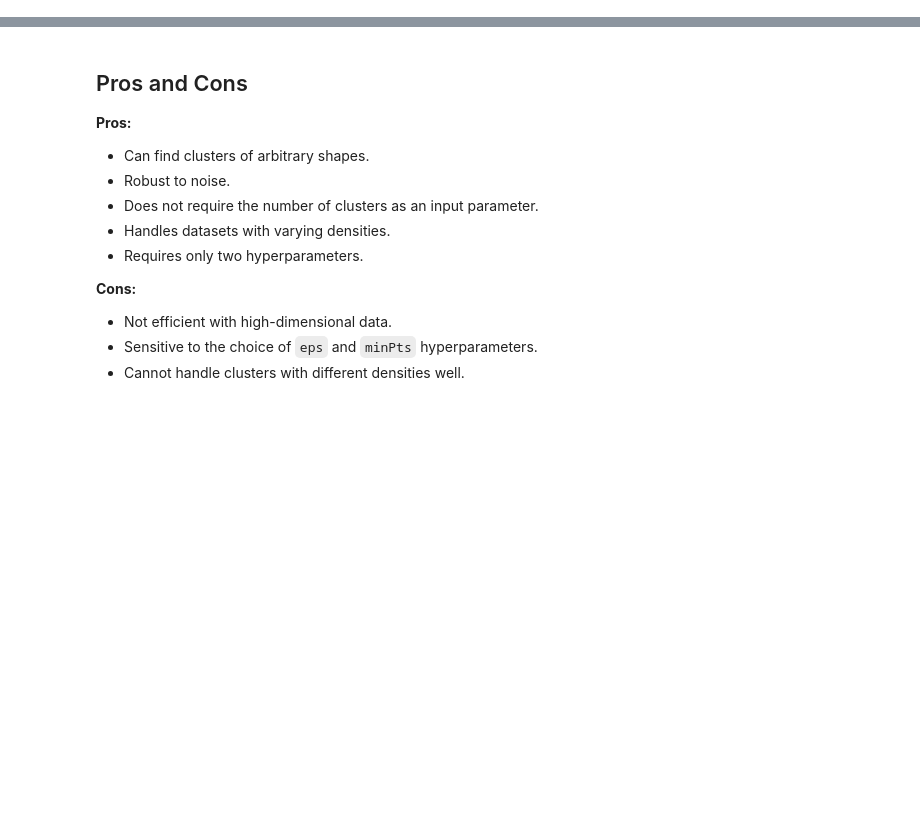
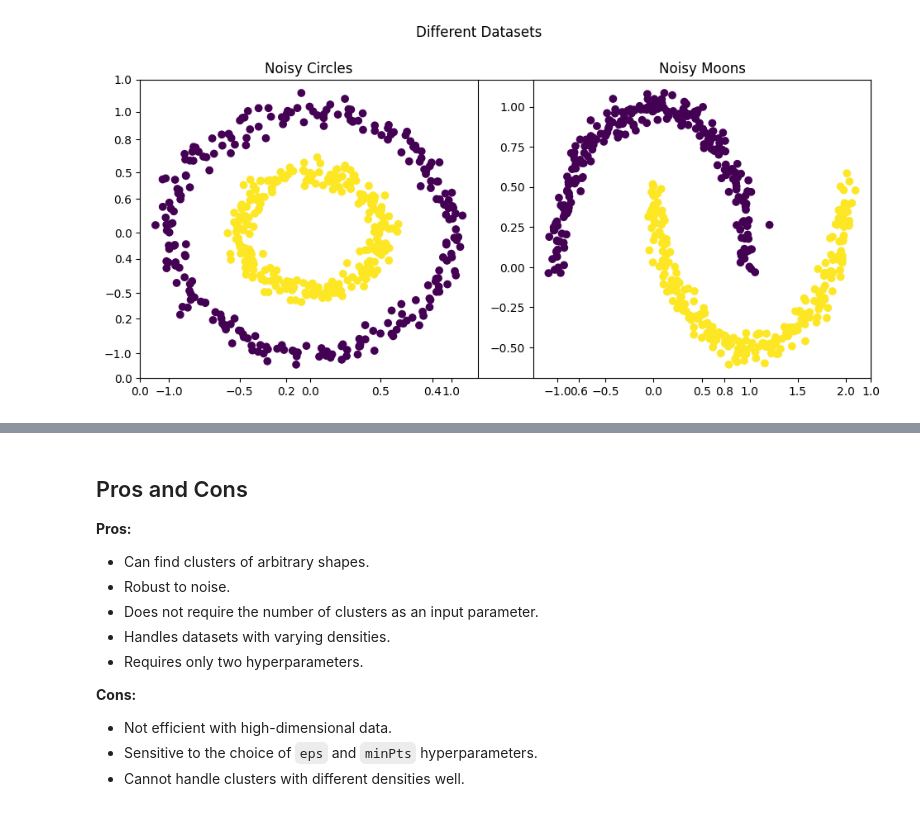
Before and after one commit to CSkylarL/DataScience-MachineLearning, a Jupyter notebook: algorithm/unsupervised_machine_learning/DBSCN.ipynb, the cells around one changed output, grey strips where cells are left out. Cells and saved outputs as stored; diff of their text form; code cells hidden in the pictures; blank space fills up the shorter version.

```diff
--- a/algorithm/unsupervised_machine_learning/DBSCN.ipynb
+++ b/algorithm/unsupervised_machine_learning/DBSCN.ipynb
@@ -165,0 +199,35 @@ Here's a table to summarize the difference between DBSCAN and k-means clustering
+# %%
+# Generate different datasets.
+n_samples = 500
+random_state = 42
+
+# Noisy circles
+noisy_circles = make_circles(n_samples=n_samples, factor=0.5, noise=0.05, random_state=random_state)
+
+# Noisy moons
+noisy_moons = make_moons(n_samples=n_samples, noise=0.05)
+
+
+# Visualize the datasets
+
+# Set figure size and title
+fig, ax = plt.subplots(figsize=(10, 5))
+fig.suptitle('Different Datasets')
+
+# Plot each dataset in a subplot
+datasets = [
+    ('Noisy Circles', noisy_circles),
+    ('Noisy Moons', noisy_moons),
+]
+
+for i, (title, data) in enumerate(datasets, 1):
+    X, y = data
+    ax = fig.add_subplot(1, 2, i)
+    ax.scatter(X[:, 0], X[:, 1], c=y)
+    ax.set_title(title)
+
+# Adjust spacing and show the plot
+plt.tight_layout()
+plt.show()
+# %% [output]
+[figure, added]
```
Also changed, not shown: parts of 13 cells of this notebook, 1 other file.
